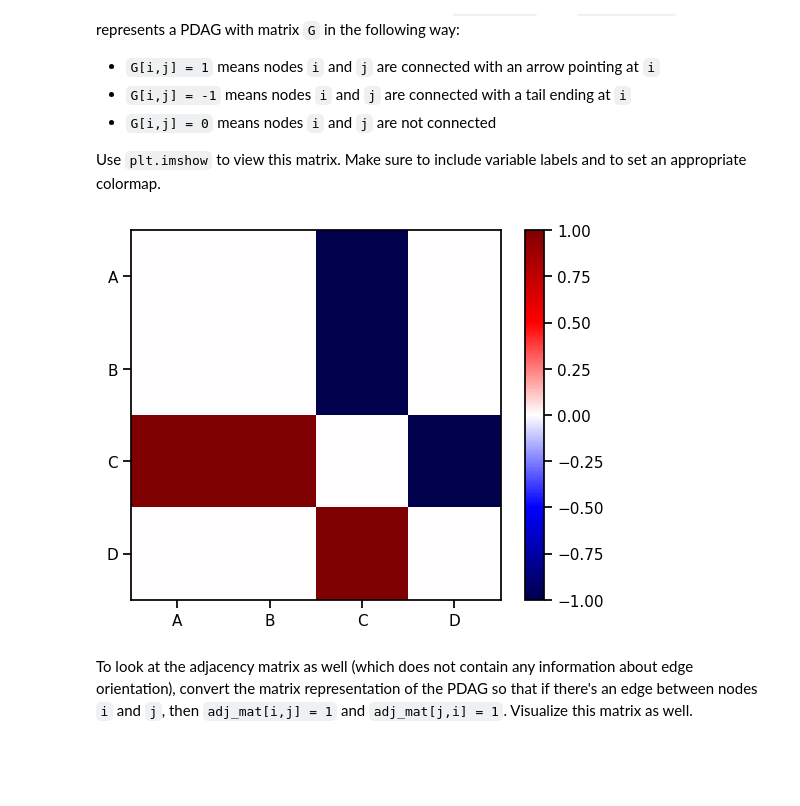
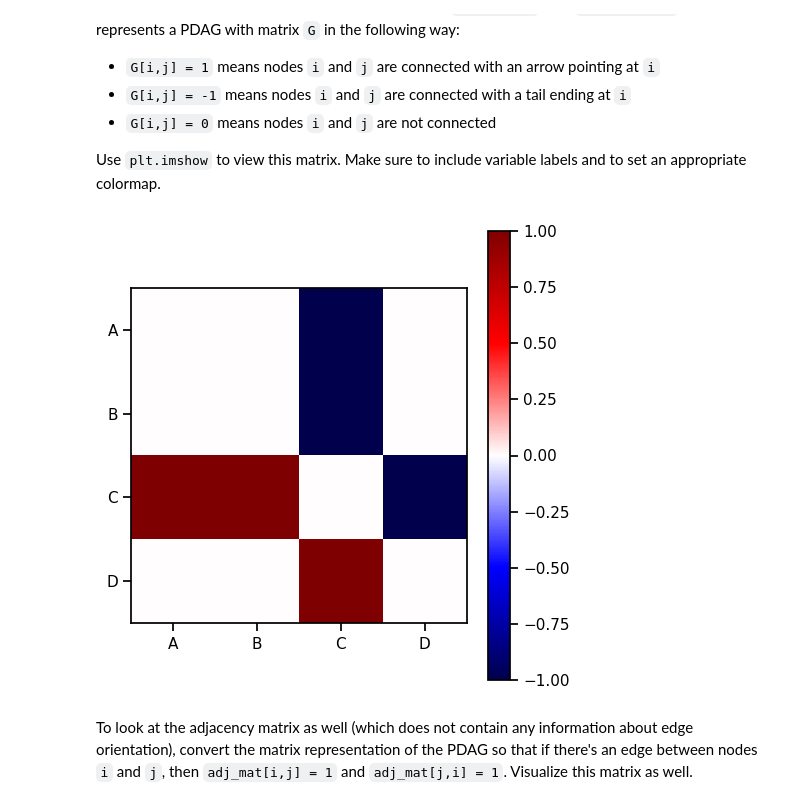
Before and after one commit to JHpusd/CFL_Research, a Jupyter notebook: practice_problems/07_20_23_day9_causal_modeling/code/diy_notebooks/exercise1.ipynb, the cells around one changed output. Drawn from its saved outputs; the diff is of its cells as text; code cells hidden in the pictures; blank space fills up the shorter version.

```diff
--- a/practice_problems/07_20_23_day9_causal_modeling/code/diy_notebooks/exercise1.ipynb
+++ b/practice_problems/07_20_23_day9_causal_modeling/code/diy_notebooks/exercise1.ipynb
@@ -213,15 +212,16 @@ variable labels and to set an appropriate colormap.
 # %%
 # visualize PDAG matrix representation found by algorithm
 pdag_mat = cg.G.graph
 
+fig = plt.figure(figsize=(5,5))
 plt.imshow(pdag_mat, cmap='seismic', vmin=-1, vmax=1, interpolation='nearest')
 plt.colorbar()
 plt.gca().set_xticks(range(len(var_names)))
 plt.gca().set_yticks(range(len(var_names)))
 _ = plt.gca().set_xticklabels(var_names)
 _ = plt.gca().set_yticklabels(var_names)
 # %% [output]
-[figure, old version]
+[figure, new version]
 # %% [markdown]
 To look at the adjacency matrix as well (which does not contain any information
 about edge orientation), convert the matrix representation of the PDAG so that
```
Also changed, not shown: parts of 7 cells of this notebook, 1 other file.
